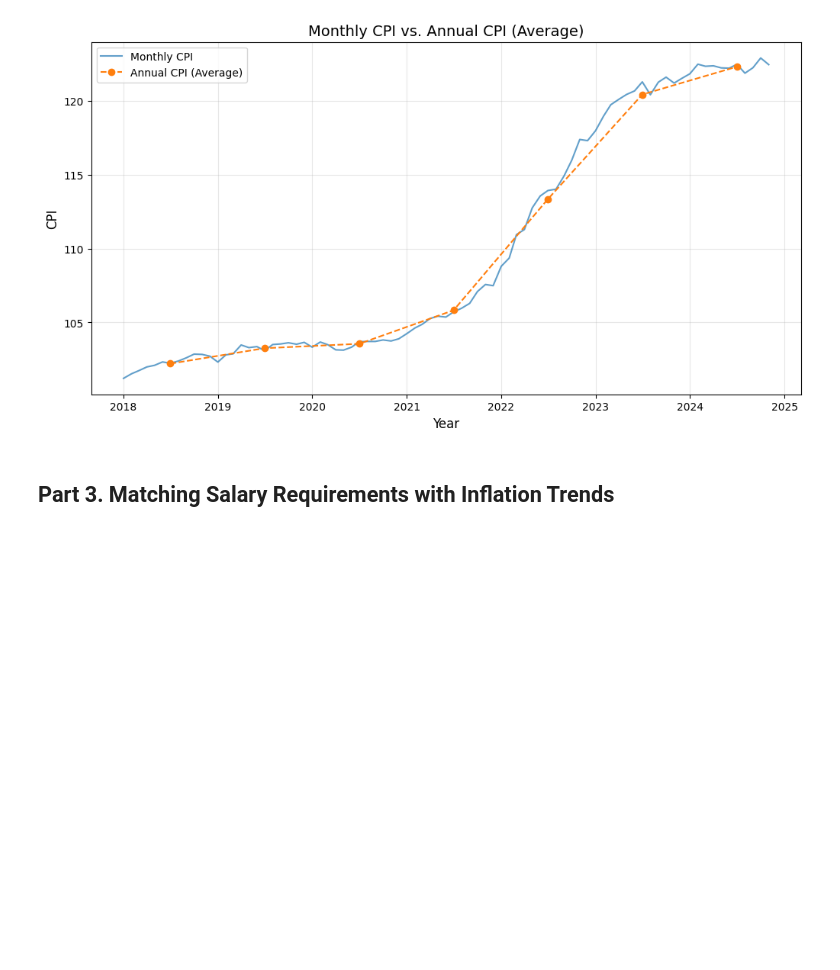
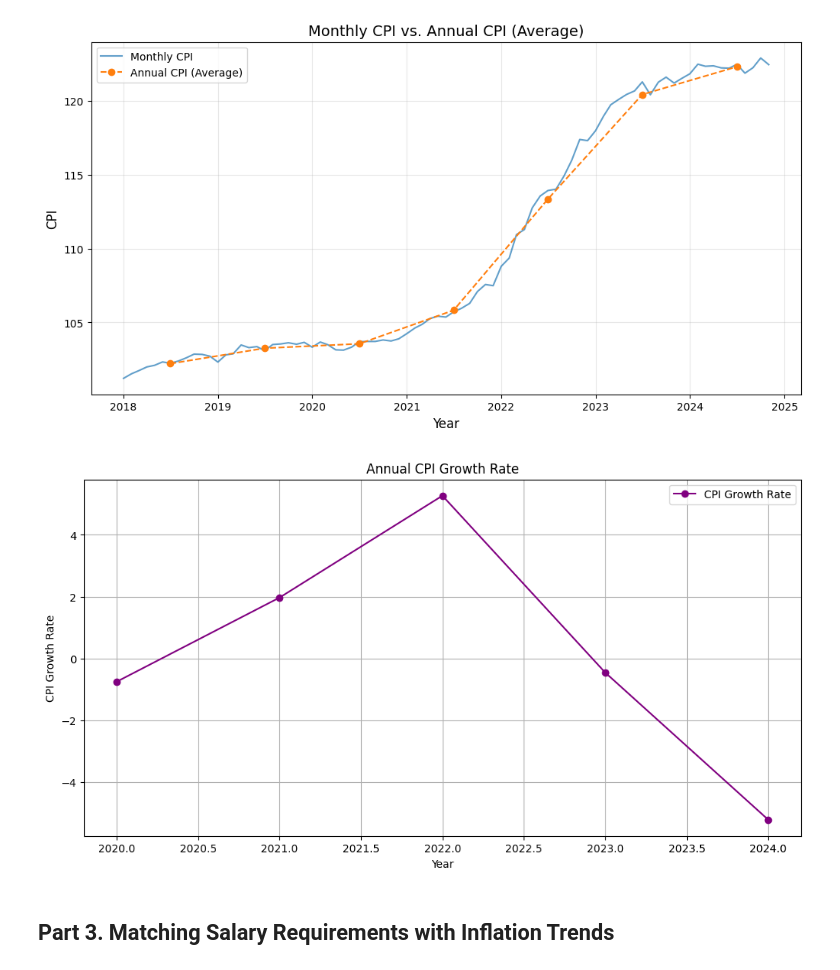
Before and after one commit to armanatory/DATA-MigriAnalysis, a Jupyter notebook: notebooks/Migri_Salary_Comparison_2018_2025.ipynb, the cells around one changed output. Cells and saved outputs as stored; diff of their text form; code cells hidden in the pictures; blank space fills up the shorter version.

Commit message:
add growth diagram

```diff
--- a/notebooks/Migri_Salary_Comparison_2018_2025.ipynb
+++ b/notebooks/Migri_Salary_Comparison_2018_2025.ipynb
@@ -193,6 +193,24 @@ plt.grid(alpha=0.3)
 plt.show()
 # %% [output]
 [figure]
+# %%
+# Calculate the first derivative (growth rate) of the Annual CPI
+annual_cpi_df['CPI Growth'] = annual_cpi_df['Annual CPI'].diff()
+
+# Calculate the second derivative (growth rate of the growth rate)
+annual_cpi_df['CPI Growth Rate'] = annual_cpi_df['CPI Growth'].diff()
+
+# Plot the second derivative (growth rate of the growth rate)
+plt.figure(figsize=(12, 6))
+plt.plot(annual_cpi_df['Year'], annual_cpi_df['CPI Growth Rate'], marker='o', linestyle='-', color='purple', label='CPI Growth Rate')
+plt.xlabel('Year')
+plt.ylabel('CPI Growth Rate')
+plt.title('Annual CPI Growth Rate')
+plt.legend()
+plt.grid(True)
+plt.show()
+# %% [output]
+[figure, added]
 # %% [markdown]
 ## Part 3. Matching Salary Requirements with Inflation Trends
 # %% [markdown]
```
